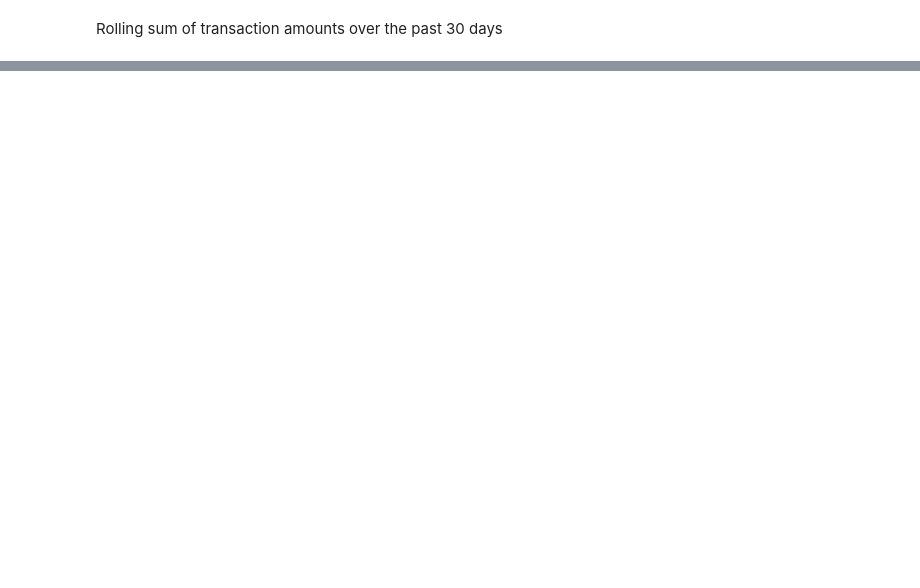
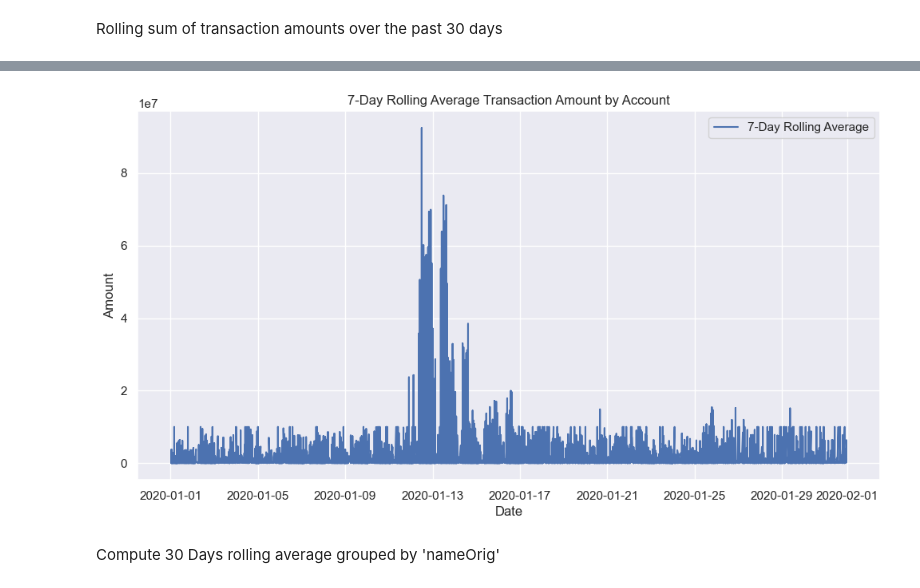
Before and after one commit to azades/Fraud-Detection, a Jupyter notebook: EDA.ipynb, the cells around one changed output, grey strips where cells are left out. Drawn from its saved outputs; the diff is of its cells as text; code cells hidden in the pictures; blank space fills up the shorter version.

Commit message:
Computed and visualized velocities by account and by date for 7 days, 30 days  and 90 days

```diff
--- a/EDA.ipynb
+++ b/EDA.ipynb
@@ -383,0 +530,6 @@ plt.show()
+# %%
+# Compute the 7-day rolling average grouped by 'nameOrig'
+rolling_data = df.groupby('nameOrig')['amount'].rolling(window='7D').mean().reset_index()
+
+# Display the first few rows to understand what's in rolling_data
+print(rolling_data.head())
@@ -383,0 +553,18 @@ plt.show()
+# %%
+# If 'date' was your DataFrame index, ensure it's included in the DataFrame before merging
+df.reset_index(inplace=True)  # This will make 'date' a column if it was the index
+
+# Merge the rolling average back to the original DataFrame
+df = df.merge(rolling_data, on=['nameOrig', 'date'], how='left', suffixes=('', '_rolling_avg_7d'))
+# %%
+plt.figure(figsize=(12, 6))
+plt.plot(df['date'], df['amount_rolling_avg_7d'], label='7-Day Rolling Average')
+plt.title('7-Day Rolling Average Transaction Amount by Account')
+plt.xlabel('Date')
+plt.ylabel('Amount')
+plt.legend()
+plt.show()
+# %% [output]
+[figure, added]
+# %% [markdown]
+Compute 30 Days rolling average grouped by 'nameOrig'
```
Also changed, not shown: parts of 33 cells of this notebook.
